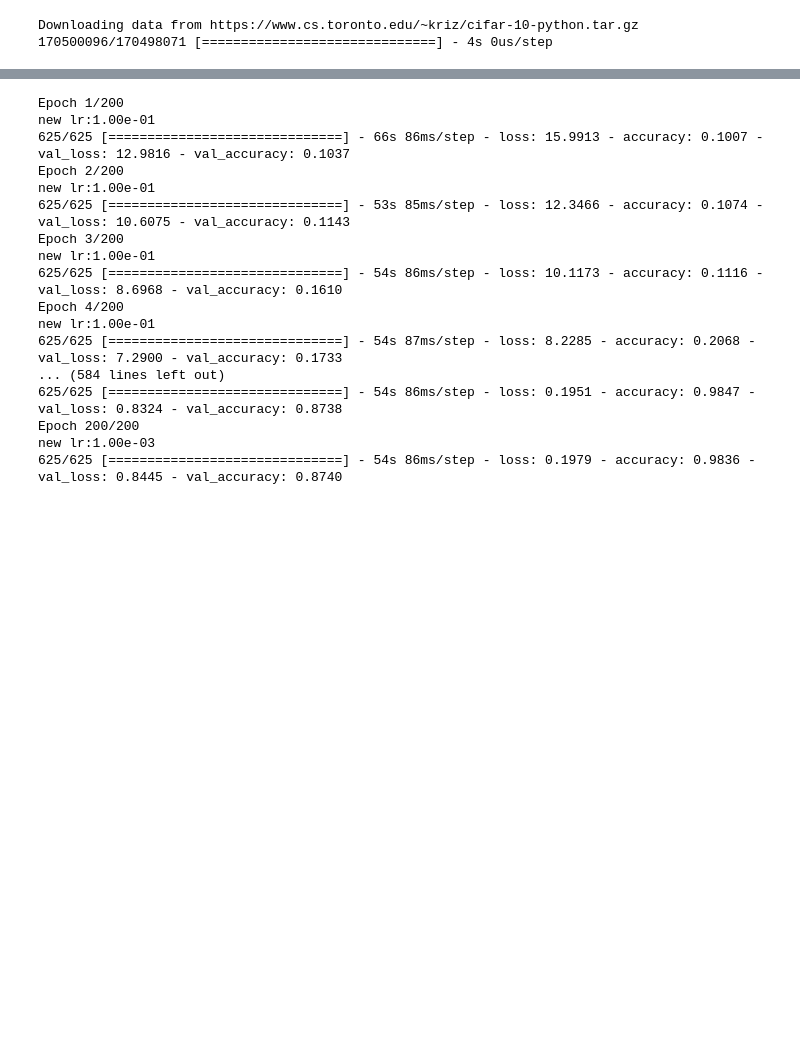
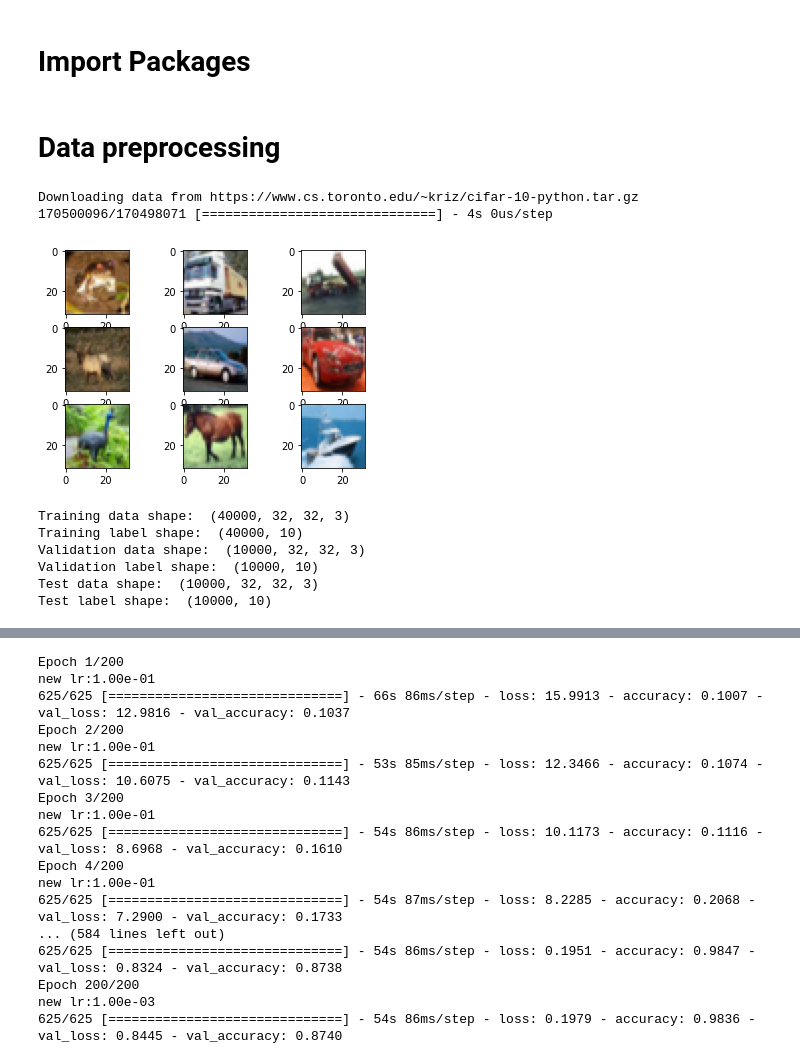
Before and after one commit to ecbme4040/e4040-2020fall-project-jfxb-wy2350-yx2577, a Jupyter notebook: RAN_model_submission.ipynb, the cells around one changed output, grey strips where cells are left out. Drawn from its saved outputs; the diff is of its cells as text; code cells hidden in the pictures; blank space fills up the shorter version.

```diff
--- a/RAN_model_submission.ipynb
+++ b/RAN_model_submission.ipynb
@@ -1,3 +1,5 @@
+# %% [markdown]
+# Import Packages
 # %%
 import numpy as np
 import tensorflow.keras
@@ -27 +30,3 @@ from tensorflow.keras.preprocessing.image import ImageDataGenerator
+# %% [markdown]
+# Data preprocessing
 # %%
@@ -29,6 +35,17 @@ from tensorflow.keras.preprocessing.image import ImageDataGenerator
 # %% [output]
 Downloading data from https://www.cs.toronto.edu/~kriz/cifar-10-python.tar.gz
 170500096/170498071 [==============================] - 4s 0us/step
+# %%
+# plot first few images
+for i in range(9):
+    # define subplot
+    plt.subplot(330 + 1 + i)
+    # plot raw pixel data
+    plt.imshow(x_train[i])
+# show the figure
+plt.show()
+# %% [output]
+[figure, added]
 # %%
 num_classes = 10
 
@@ -43 +65,16 @@ x_train -= mean_image
 x_test -= mean_image
+# %%
+# Look at data shapes
+print("Training data shape: ", x_train.shape)
+print("Training label shape: ", y_train.shape)
+print("Validation data shape: ", x_val.shape)
+print("Validation label shape: ", y_val.shape)
+print("Test data shape: ", x_test.shape)
+print("Test label shape: ", y_test.shape)
+# %% [output]
+Training data shape:  (40000, 32, 32, 3)
+Training label shape:  (40000, 10)
+Validation data shape:  (10000, 32, 32, 3)
+Validation label shape:  (10000, 10)
+Test data shape:  (10000, 32, 32, 3)
+Test label shape:  (10000, 10)
```
Also changed, not shown: parts of 14 cells of this notebook.
